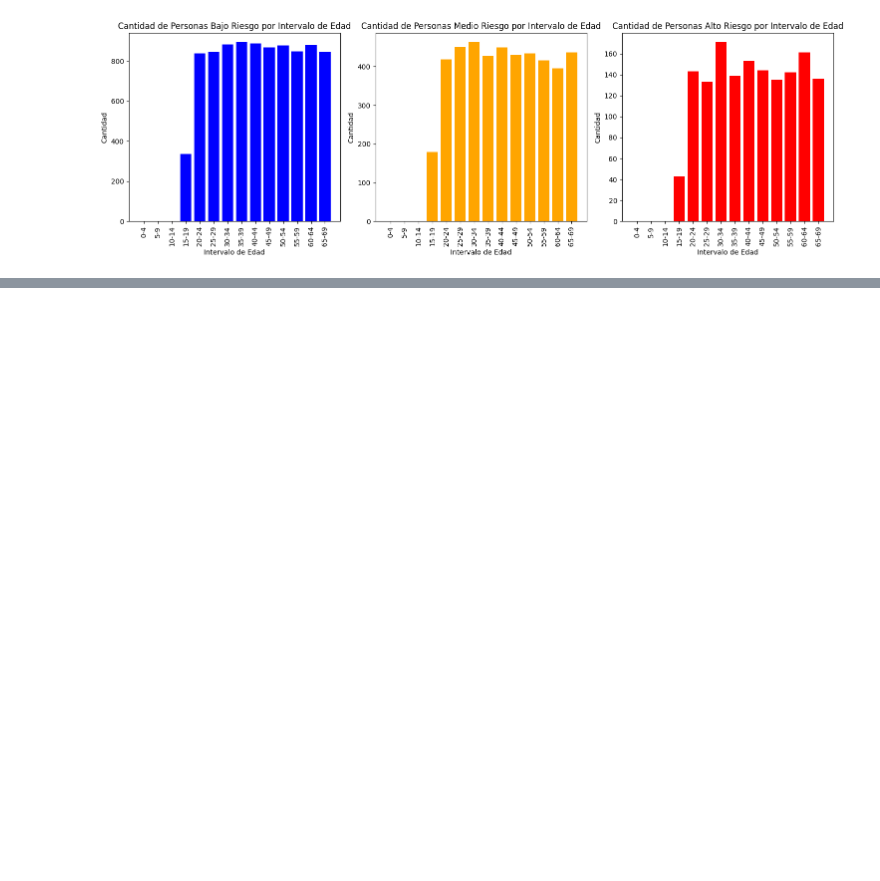
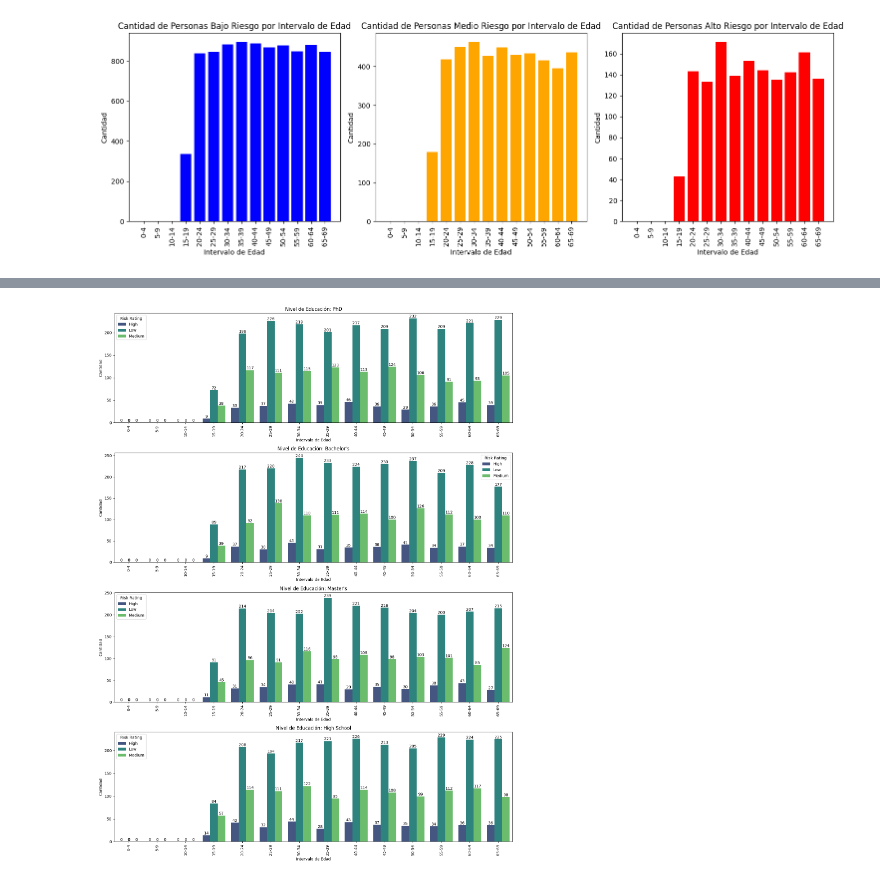
Before and after one commit to NFGI/Magister, a Jupyter notebook: magister/notebooks/03_Visualizacion.ipynb, the cells around one changed output, grey strips where cells are left out. Saved outputs shown, nothing was run; the diff lists cells and outputs as text; code cells hidden in the pictures; blank space fills up the shorter version.

```diff
--- a/magister/notebooks/03_Visualizacion.ipynb
+++ b/magister/notebooks/03_Visualizacion.ipynb
@@ -61,0 +96,45 @@ plt.show()
+# %%
+# Intervalos de edad
+intervalo = range(0, ac['Age'].max() + 5, 5)
+etiqueta = [f'{i}-{i+4}' for i in intervalo[:-1]]
+
+# Agregar una columna de intervalos de edad al DataFrame
+ac['intervalo por edad'] = pd.cut(ac['Age'], bins=intervalo, labels=etiqueta, right=False)
+
+# Niveles de educación únicos
+niveles_educacion = ac['Education Level'].unique()
+
+# Configurar la figura para los gráficos
+plt.figure(figsize=(15, len(niveles_educacion) * 5))
+
+# Generar un gráfico para cada nivel de educación
+for i, nivel in enumerate(niveles_educacion, 1):
+    plt.subplot(len(niveles_educacion), 1, i)
+    datos_filtrados = ac[ac['Education Level'] == nivel]
+
+    # Crear un DataFrame agrupado por intervalo de edad y ranking de riesgo
+    contar = datos_filtrados.groupby(['intervalo por edad', 'Risk Rating']).size().reset_index(name='count')
+
+    # Graficar los datos
+    barplot = sns.barplot(data=contar, x='intervalo por edad', y='count', hue='Risk Rating', palette='viridis', ax=plt.gca())
+    plt.title(f'Nivel de Educación: {nivel}')
+    plt.xlabel('Intervalo de Edad')
+    plt.ylabel('Cantidad')
+    plt.xticks(rotation=90)
+
+    # Añadir los números en cada barra
+    for p in barplot.patches:
+        height = p.get_height()
+        barplot.annotate(f'{int(height)}',
+                         (p.get_x() + p.get_width() / 2., height),
+                         ha='center', va='center',
+                         xytext=(0, 5),
+                         textcoords='offset points')
+
+# Ajustar el layout para que no se solapen los gráficos
+plt.tight_layout()
+
+# Mostrar los gráficos
+plt.show()
+# %% [output]
+[figure, added]
```
Also changed, not shown: parts of 4 cells of this notebook.
